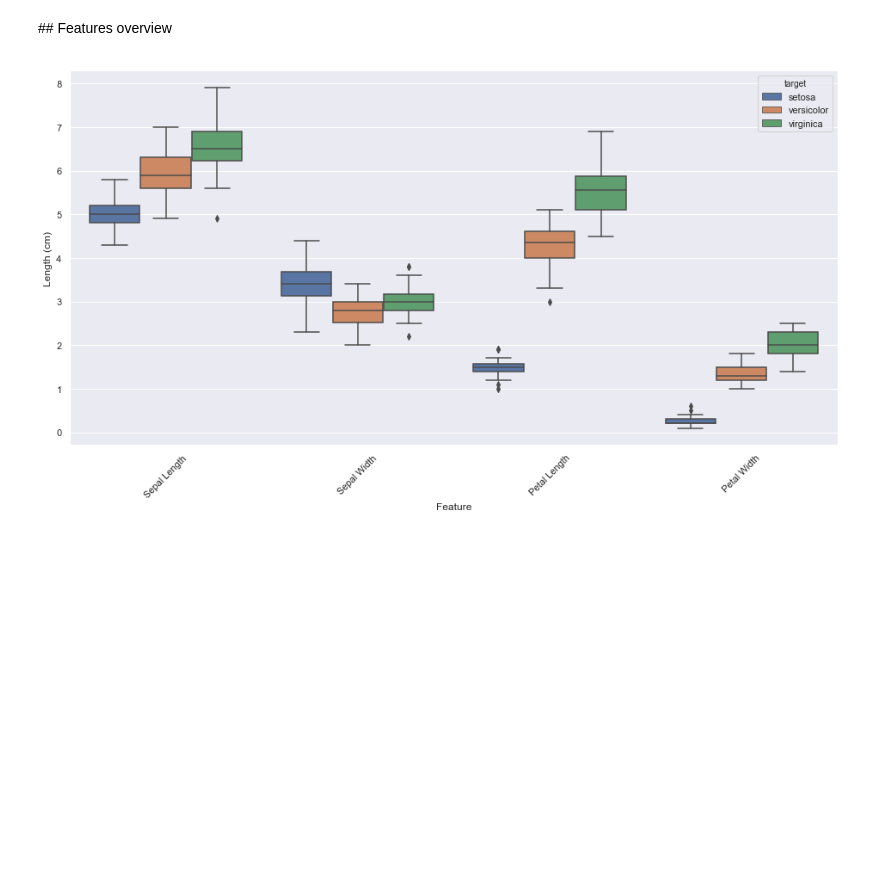
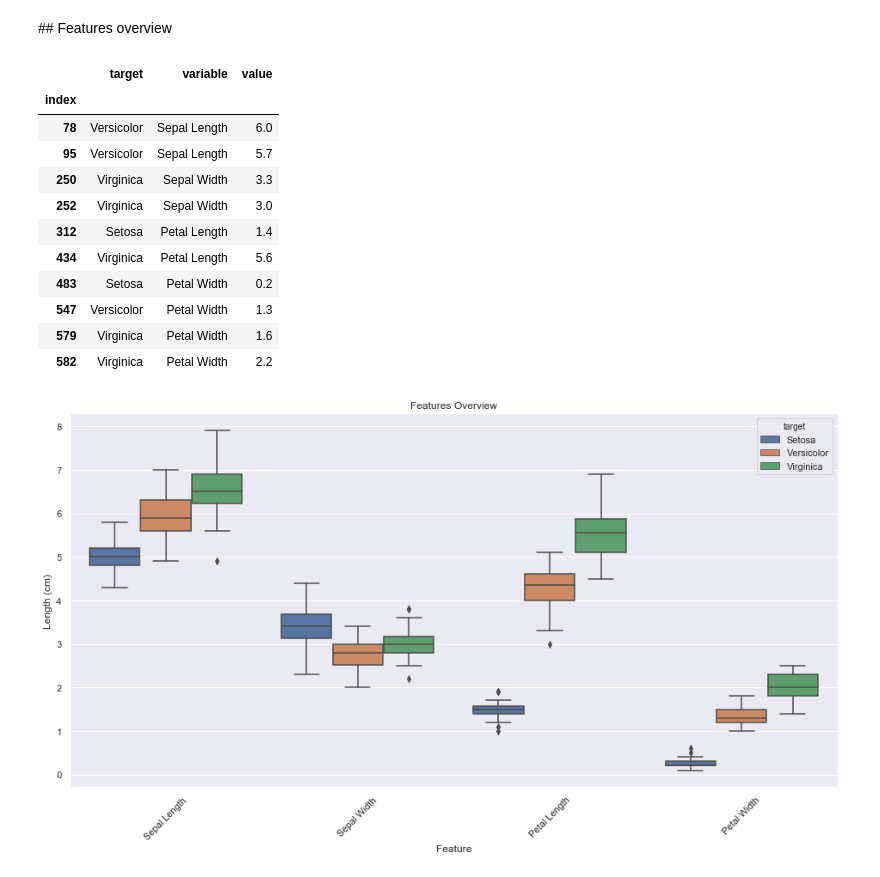
Before and after one commit to kchitresh123/hacker-stats, a Jupyter notebook: iris.ipynb, the cells around one changed output. Cells and saved outputs as stored; diff of their text form; code cells hidden in the pictures; blank space fills up the shorter version.

```diff
--- a/iris.ipynb
+++ b/iris.ipynb
@@ -27,10 +27,25 @@ plt.rcParams["figure.figsize"] = (16, 8)
 All functions defined in this section are prefixed with `nb_`.
 # %%
 def nb_str_title(s: str):
+    """
+    Convert a string from any case to title case.
+    Keyword arguments:
+        s -- a string
+    Returns: the string with title case.
+    """
     return s.title().replace("_", " ")
 
+
 def nb_plot_rotate_xlabel(fig, rotation: int):
+    """
+    Rotate X axis labels of a figure.
+    Keyword arguments:
+        fig -- a figure
+        rotation -- a rotation value
+    Returns: the input figure.
+    """
     fig.set_xticklabels(fig.get_xticklabels(), rotation=rotation)
+    return fig
 # %% [markdown]
 # Dataset overview
 
@@ -159,14 +174,30 @@ df_melt = pd.melt(
     ]
 )
 df_melt.index.name = "index"
+df_melt.target = df_melt.target.apply(nb_str_title)
 df_melt.variable = df_melt.variable.apply(nb_str_title)
 
-fig = sns.boxplot(x="variable", y="value", hue="target", data=df_melt)
-nb_plot_rotate_xlabel(fig, rotation=45)
-
-plt.xlabel("Feature")
-plt.ylabel("Length (cm)")
-
-plt.show(fig)
+df_melt.sample(10).sort_values(by=df_melt.index.name)
 # %% [output]
-[figure, removed]
+|  | target | variable | value |
+| index |  |  |  |
+| 78 | Versicolor | Sepal Length | 6.0 |
+| 95 | Versicolor | Sepal Length | 5.7 |
+| 250 | Virginica | Sepal Width | 3.3 |
+| 252 | Virginica | Sepal Width | 3.0 |
+| 312 | Setosa | Petal Length | 1.4 |
+| 434 | Virginica | Petal Length | 5.6 |
+| 483 | Setosa | Petal Width | 0.2 |
+| 547 | Versicolor | Petal Width | 1.3 |
+| 579 | Virginica | Petal Width | 1.6 |
+| 582 | Virginica | Petal Width | 2.2 |
+# %%
+fig = sns.boxplot(x="variable", y="value", hue="target", data=df_melt)
+fig.set_title("Features Overview")
+fig.set_xlabel("Feature")
+fig.set_ylabel("Length (cm)")
+nb_plot_rotate_xlabel(fig, rotation=45)
+
+plt.show(fig)
+# %% [output]
+[figure, added]
```
Also changed, not shown: parts of 2 cells of this notebook.
